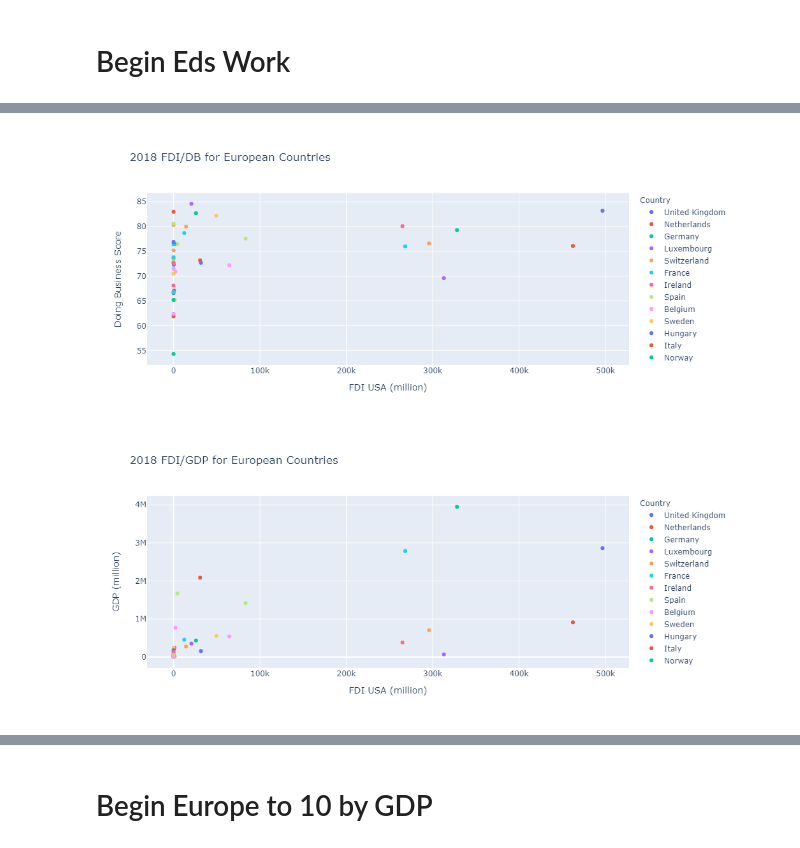
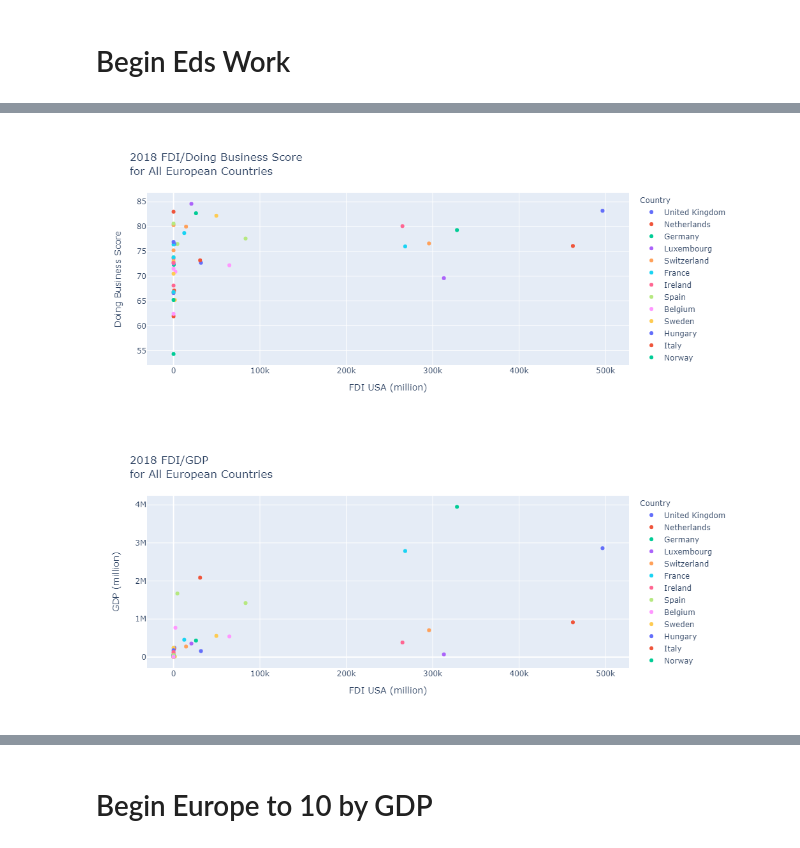
Before and after one commit to sabrinasaleh/Data_Munging_Plotting, a Jupyter notebook: europe/main-ed.ipynb, the cells around one changed output, grey strips where cells are left out. Saved outputs shown, nothing was run; the diff lists cells and outputs as text; code cells hidden in the pictures.

```diff
--- a/europe/main-ed.ipynb
+++ b/europe/main-ed.ipynb
@@ -272,28 +272,29 @@ europe_format_name = europe_sort.rename(
     }
 )
 # %%
-# create plot
+# create scatter plot showing relationship between FDI and Doing Business Score for all countries
 europe_fdi_db_scatter = px.scatter(
     europe_format_name,
     x="FDI USA (million)",
     y="Doing Business Score",
-    title="2018 FDI/DB for European Countries",
+    title="2018 FDI/Doing Business Score<br>for All European Countries",
     color="Country",
 )
 europe_fdi_db_scatter.write_image("europe_fdi_db_scatter.png")
 europe_fdi_db_scatter
 # %% [output]
-[figure, old version]
+[figure, new version]
 # %%
+# create scatter plot showing relationship between FDI and GDP for all countries
 europe_fdi_gdp_scatter = px.scatter(
     europe_format_name,
     x="FDI USA (million)",
     y="GDP (million)",
-    title="2018 FDI/GDP for European Countries",
+    title="2018 FDI/GDP<br>for All European Countries",
     color="Country",
 )
 europe_fdi_gdp_scatter.write_image("europe_fdi_gdp_scatter.png")
 europe_fdi_gdp_scatter
 # %% [output]
-[figure, old version]
+[figure, new version]
 # %%
```
Also changed, not shown: parts of 6 cells of this notebook, 2 other files.
